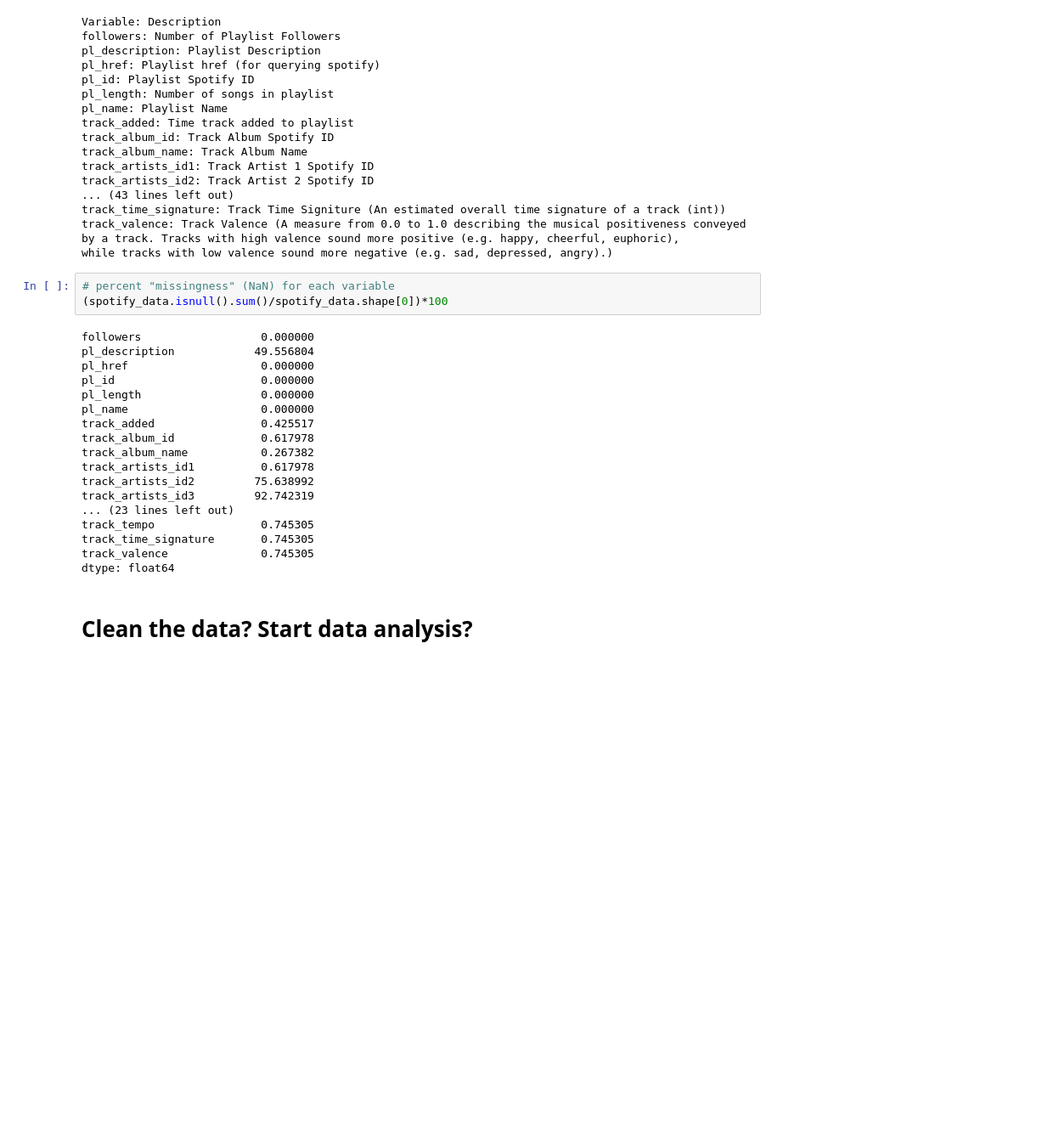
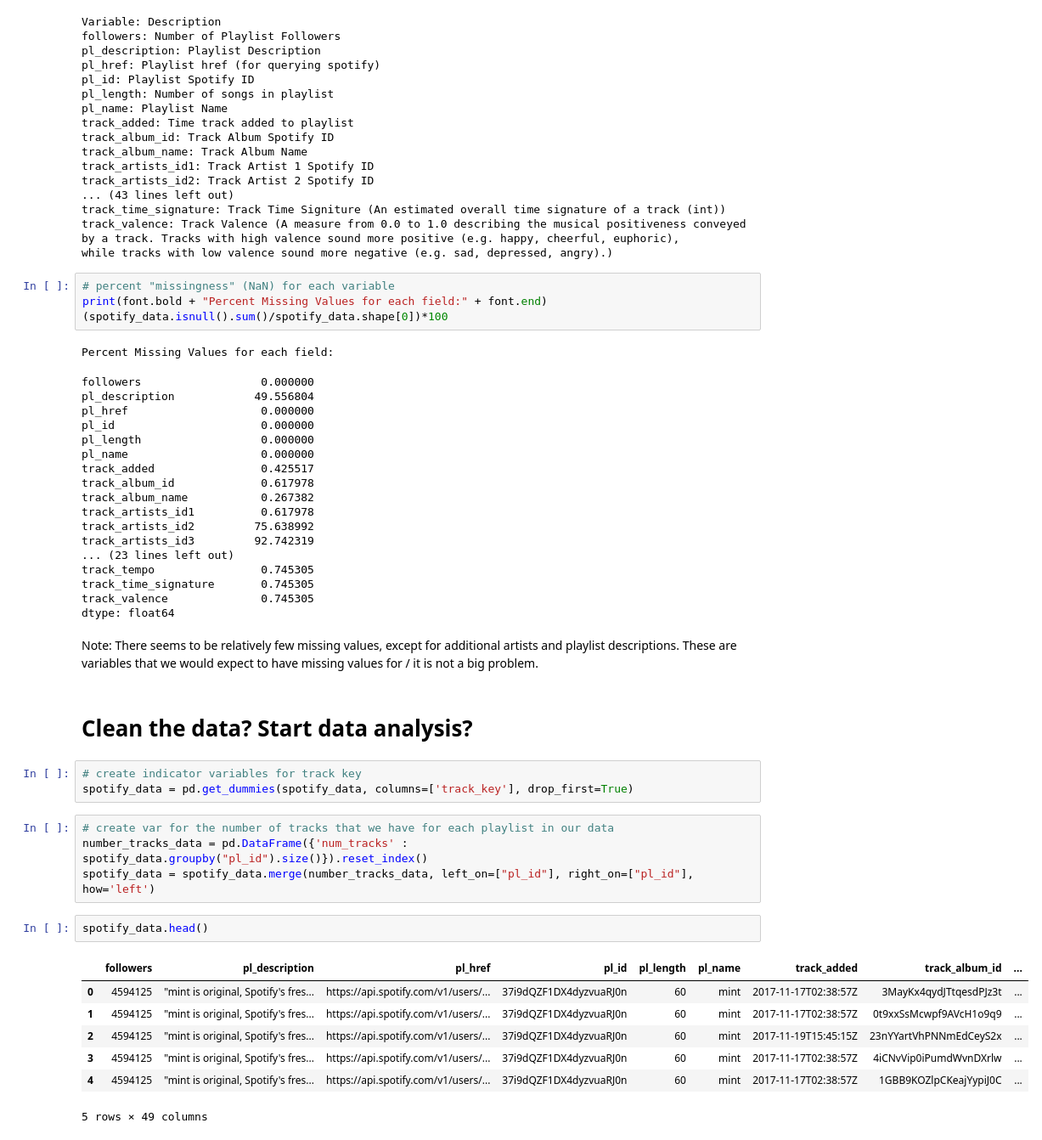
Before and after one commit to dhnightingale/spotify-cs109, a Jupyter notebook: Spotify Data Analysis.ipynb, the cells around one changed output. Shown at 85% size. Cells and saved outputs as stored; diff of their text form; blank space fills up the shorter version.

```diff
--- a/Spotify Data Analysis.ipynb
+++ b/Spotify Data Analysis.ipynb
@@ -122,24 +126,45 @@ by a track. Tracks with high valence sound more positive (e.g. happy, cheerful,
 while tracks with low valence sound more negative (e.g. sad, depressed, angry).)
 # %%
 # percent "missingness" (NaN) for each variable
+print(font.bold + "Percent Missing Values for each field:" + font.end)
 (spotify_data.isnull().sum()/spotify_data.shape[0])*100
 # %% [output]
-followers                  0.000000
-pl_description            49.556804
-pl_href                    0.000000
-pl_id                      0.000000
-pl_length                  0.000000
-pl_name                    0.000000
-track_added                0.425517
-track_album_id             0.617978
-track_album_name           0.267382
-track_artists_id1          0.617978
-track_artists_id2         75.638992
-track_artists_id3         92.742319
-... (23 lines left out)
-track_tempo                0.745305
-track_time_signature       0.745305
-track_valence              0.745305
-dtype: float64
+Percent Missing Values for each field:
+followers                  0.000000
+pl_description            49.556804
+pl_href                    0.000000
+pl_id                      0.000000
+pl_length                  0.000000
+pl_name                    0.000000
+track_added                0.425517
+track_album_id             0.617978
+track_album_name           0.267382
+track_artists_id1          0.617978
+track_artists_id2         75.638992
+track_artists_id3         92.742319
+... (23 lines left out)
+track_tempo                0.745305
+track_time_signature       0.745305
+track_valence              0.745305
+dtype: float64
+# %% [markdown]
+Note: There seems to be relatively few missing values, except for additional artists and playlist descriptions. These are variables that we would expect to have missing values for / it is not a big problem.
 # %% [markdown]
 # Clean the data? Start data analysis?
+# %%
+# create indicator variables for track key
+spotify_data = pd.get_dummies(spotify_data, columns=['track_key'], drop_first=True)
+# %%
+# create var for the number of tracks that we have for each playlist in our data
+number_tracks_data = pd.DataFrame({'num_tracks' : spotify_data.groupby("pl_id").size()}).reset_index()
+spotify_data = spotify_data.merge(number_tracks_data, left_on=["pl_id"], right_on=["pl_id"], how='left')
+# %%
+spotify_data.head()
+# %% [output]
+|  | followers | pl_description | pl_href | pl_id | pl_length | pl_name | track_added | track_album_id | ... |
+| 0 | 4594125 | "mint is original, Spotify's fres... | https://api.spotify.com/v1/users/... | 37i9dQZF1DX4dyzvuaRJ0n | 60 | mint | 2017-11-17T02:38:57Z | 3MayKx4qydJTtqesdPJz3t | ... |
+| 1 | 4594125 | "mint is original, Spotify's fres... | https://api.spotify.com/v1/users/... | 37i9dQZF1DX4dyzvuaRJ0n | 60 | mint | 2017-11-17T02:38:57Z | 0t9xxSsMcwpf9AVcH1o9q9 | ... |
+| 2 | 4594125 | "mint is original, Spotify's fres... | https://api.spotify.com/v1/users/... | 37i9dQZF1DX4dyzvuaRJ0n | 60 | mint | 2017-11-19T15:45:15Z | 23nYYartVhPNNmEdCeyS2x | ... |
+| 3 | 4594125 | "mint is original, Spotify's fres... | https://api.spotify.com/v1/users/... | 37i9dQZF1DX4dyzvuaRJ0n | 60 | mint | 2017-11-17T02:38:57Z | 4iCNvVip0iPumdWvnDXrlw | ... |
+| 4 | 4594125 | "mint is original, Spotify's fres... | https://api.spotify.com/v1/users/... | 37i9dQZF1DX4dyzvuaRJ0n | 60 | mint | 2017-11-17T02:38:57Z | 1GBB9KOZlpCKeajYypiJ0C | ... |
+5 rows × 49 columns
```
Also changed, not shown: parts of 9 cells of this notebook.
